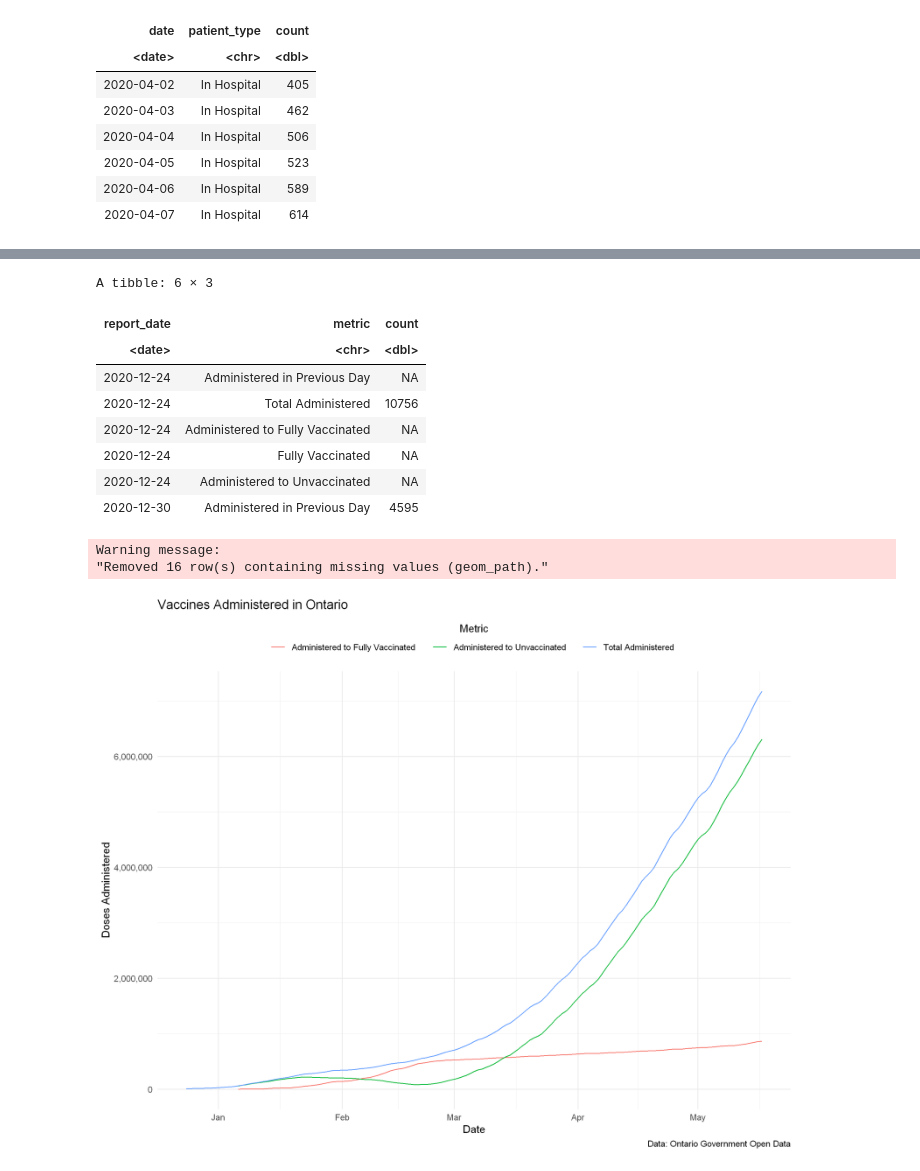
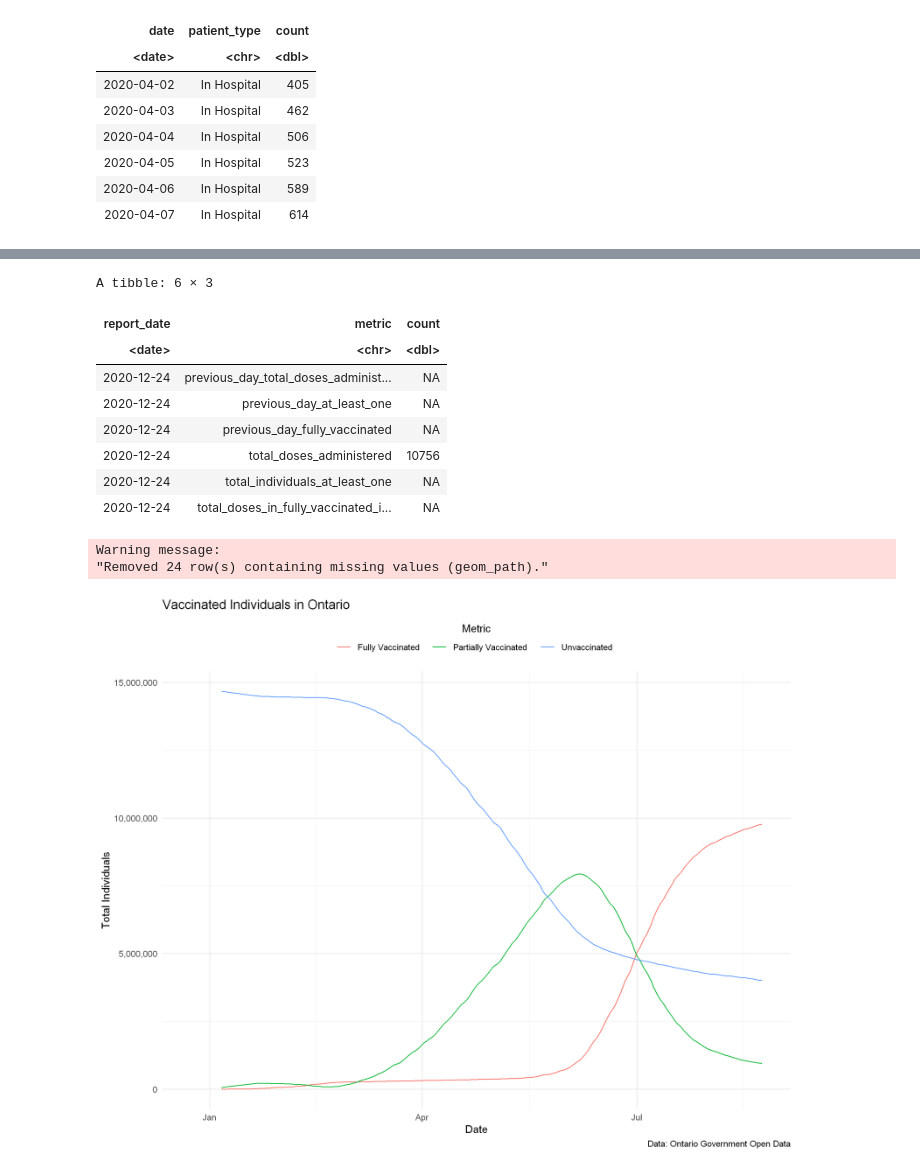
Before and after one commit to MichaszJ/Ontario-COVID-19, a Jupyter notebook: Ontario-COVID-19-R.ipynb, the cells around one changed output, grey strips where cells are left out. Saved outputs shown, nothing was run; the diff lists cells and outputs as text; code cells hidden in the pictures.

Commit message:
added vac status visualizations

```diff
--- a/Ontario-COVID-19-R.ipynb
+++ b/Ontario-COVID-19-R.ipynb
@@ -161,11 +188,14 @@ A tibble: 6 × 5
 # %%
 # putting data into tidy format
+# https://worldpopulationreview.com/canadian-provinces/ontario-population
+ontario_population <- 14733119
+
 vaccine_data <- vaccine_data_raw %>%
-    mutate('Administered to Unvaccinated' = total_doses_administered - total_doses_in_fully_vaccinated_individuals) %>%
-    rename('Administered in Previous Day' = previous_day_doses_administered,
-           'Total Administered' = total_doses_administered,
-           'Fully Vaccinated' = total_individuals_fully_vaccinated,
-           'Administered to Fully Vaccinated' = total_doses_in_fully_vaccinated_individuals) %>%
+    mutate(total_individuals_partially_vaccinated = total_individuals_at_least_one - total_individuals_fully_vaccinated) %>%
+    mutate(total_individuals_unvaccinated = ontario_population - total_individuals_at_least_one) %>%
+    rename('Fully Vaccinated' = total_individuals_fully_vaccinated,
+           'Partially Vaccinated' = total_individuals_partially_vaccinated,
+           'Unvaccinated' = total_individuals_unvaccinated) %>%
     pivot_longer(-report_date, names_to = 'metric', values_to = 'count')
 
 head(vaccine_data)
@@ -173,28 +203,29 @@ head(vaccine_data)
 A tibble: 6 × 3
 | report_date | metric | count |
 | <date> | <chr> | <dbl> |
-| 2020-12-24 | Administered in Previous Day | NA |
-| 2020-12-24 | Total Administered | 10756 |
-| 2020-12-24 | Administered to Fully Vaccinated | NA |
-| 2020-12-24 | Fully Vaccinated | NA |
-| 2020-12-24 | Administered to Unvaccinated | NA |
-| 2020-12-30 | Administered in Previous Day | 4595 |
+| 2020-12-24 | previous_day_total_doses_administ... | NA |
+| 2020-12-24 | previous_day_at_least_one | NA |
+| 2020-12-24 | previous_day_fully_vaccinated | NA |
+| 2020-12-24 | total_doses_administered | 10756 |
+| 2020-12-24 | total_individuals_at_least_one | NA |
+| 2020-12-24 | total_doses_in_fully_vaccinated_i... | NA |
 # %%
 options(repr.plot.width = 10, repr.plot.height = 8, repr.plot.res=260)
 
-ggplot(vaccine_data %>% filter(metric != 'Administered in Previous Day', metric != 'Fully Vaccinated'),
-       aes(x = report_date, y = count, color = metric)) +
-    geom_line() +
-    scale_y_continuous(labels = scales::comma) +
-    labs(title = 'Vaccines Administered in Ontario',
-           caption = 'Data: Ontario Government Open Data',
-           x = 'Date',
-           y = 'Doses Administered',
-           color = 'Metric') +
-    theme_minimal() +
-    theme(legend.position = 'top') +
-    guides(color = guide_legend(title.position = 'top', title.hjust = 0.5))
+vaccine_data %>%
+    filter(metric %in% c('Fully Vaccinated', 'Partially Vaccinated', 'Unvaccinated')) %>%
+    ggplot(aes(x = report_date, y = count, color = metric)) +
+        geom_line() +
+        scale_y_continuous(labels = scales::comma) +
+        labs(title = 'Vaccinated Individuals in Ontario',
+               caption = 'Data: Ontario Government Open Data',
+               x = 'Date',
+               y = 'Total Individuals',
+               color = 'Metric') +
+        theme_minimal() +
+        theme(legend.position = 'top') +
+        guides(color = guide_legend(title.position = 'top', title.hjust = 0.5))
 # %% [output]
 Warning message:
-"Removed 16 row(s) containing missing values (geom_path)."
+"Removed 24 row(s) containing missing values (geom_path)."
-[figure, old version]
+[figure, new version]
```
Also changed, not shown: parts of 17 cells of this notebook.
